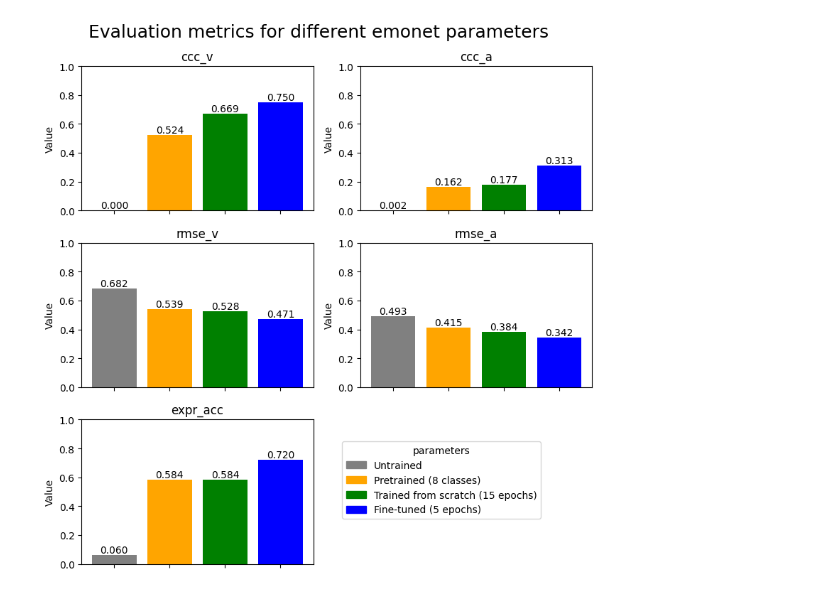
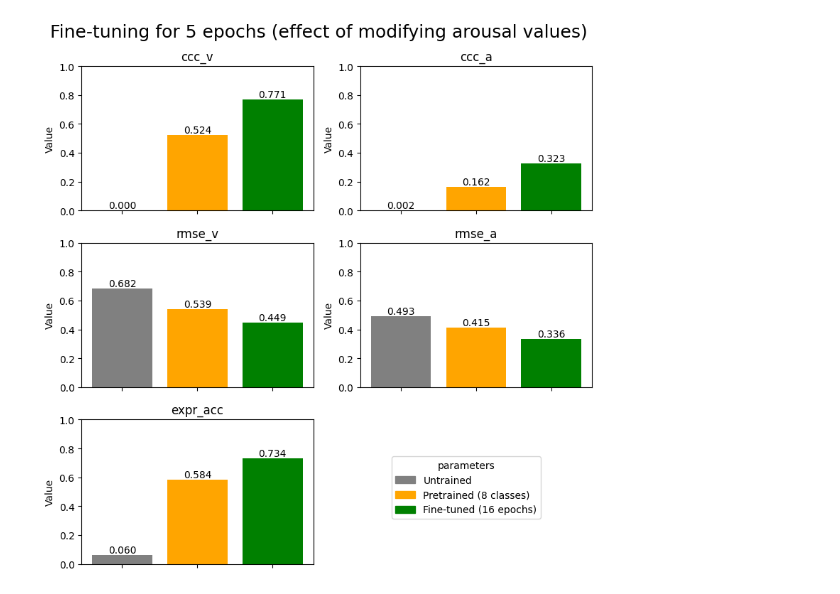
Before and after one commit to MattThePerson/emonet-fine-tuning, a Jupyter notebook: notebooks/GRAPH_evaluations.ipynb, the cells around one changed output. Drawn from its saved outputs; the diff is of its cells as text; code cells hidden in the pictures.

Commit message:
fine-tuned 50eps (best 16 eps) and generated graphs

```diff
--- a/notebooks/GRAPH_evaluations.ipynb
+++ b/notebooks/GRAPH_evaluations.ipynb
@@ -35,6 +8,13 @@ plt.show()
+# %%
+DROP_FILES = [
+    "emonet_8_15ep_scratch.pth",
+    "emonet_8_FT_5ep_mod.pth",
+    "emonet_8_FT_5ep.pth",
+]
 # %%
 # plot subplots
 df = pd.read_csv("data/emodataset/evaluations.csv")
-# df = df.drop(["mae_v", "mae_a", "ccc_mean"], axis=1)
+for file in DROP_FILES:
+    df = df[df['parameters_file'] != file]
 df
 # %% [output]
@@ -48,36 +27,36 @@ import matplotlib.patches as mpatches
 
 metrics = ['ccc_v','ccc_a','rmse_v','rmse_a','expr_acc']
 
-models = df['params'].tolist()
+models = df['parameters_file'].tolist()
 descriptions = df['description'].tolist()
 x = np.arange(len(models))
 
-colors = ["grey", "orange", "green", "blue"]
+colors = ["grey", "orange", "green", "blue", "cyan", "red"]
 
 fig, axes = plt.subplots(nrows=3, ncols=2, figsize=(8, 8))
 axes = axes.flatten()
 
 for ax, metric in zip(axes, metrics):
     values = df[metric].tolist()
     bars = ax.bar(x, values, color=colors)
     ax.set_title(metric)
     ax.set_xticks(x)
     ax.set_ylim(0, 1)
     # ax.set_xticklabels(models, rotation=45, ha='right')
     ax.set_xticklabels([])  # remove x-axis labels
     ax.set_ylabel('Value')
 
     for bar in bars:
         height = bar.get_height()
         ax.text(bar.get_x() + bar.get_width()/2, height,
                 f'{height:.3f}', ha='center', va='bottom')
 
-plt.suptitle('Evaluation metrics for different emonet parameters', fontsize=18)
+plt.suptitle('Fine-tuning for 5 epochs (effect of modifying arousal values)', fontsize=18)
 axes[-1].axis('off')
 
 handles = [ mpatches.Patch(color=color, label=desc) for color, desc in zip(colors, descriptions) ]
 fig.legend(handles=handles, loc='lower right', bbox_to_anchor=(0.9, 0.1), title='parameters')
 plt.tight_layout()
 plt.show()
 # %% [output]
-[figure, old version]
+[figure, new version]
```
Also changed, not shown: parts of 3 cells of this notebook, 17 other files.
